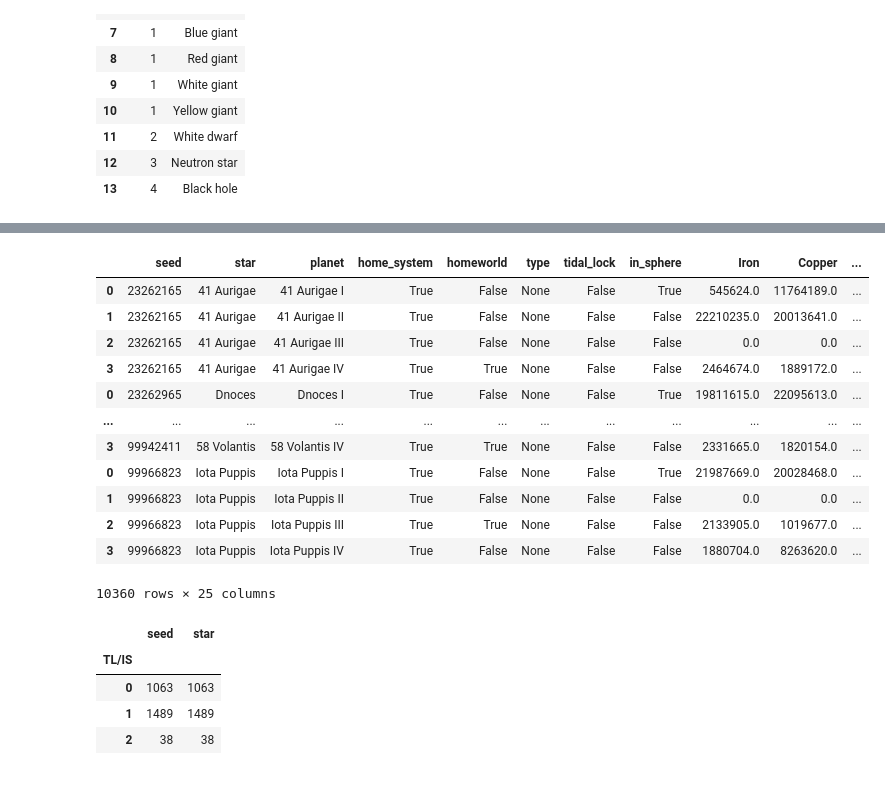
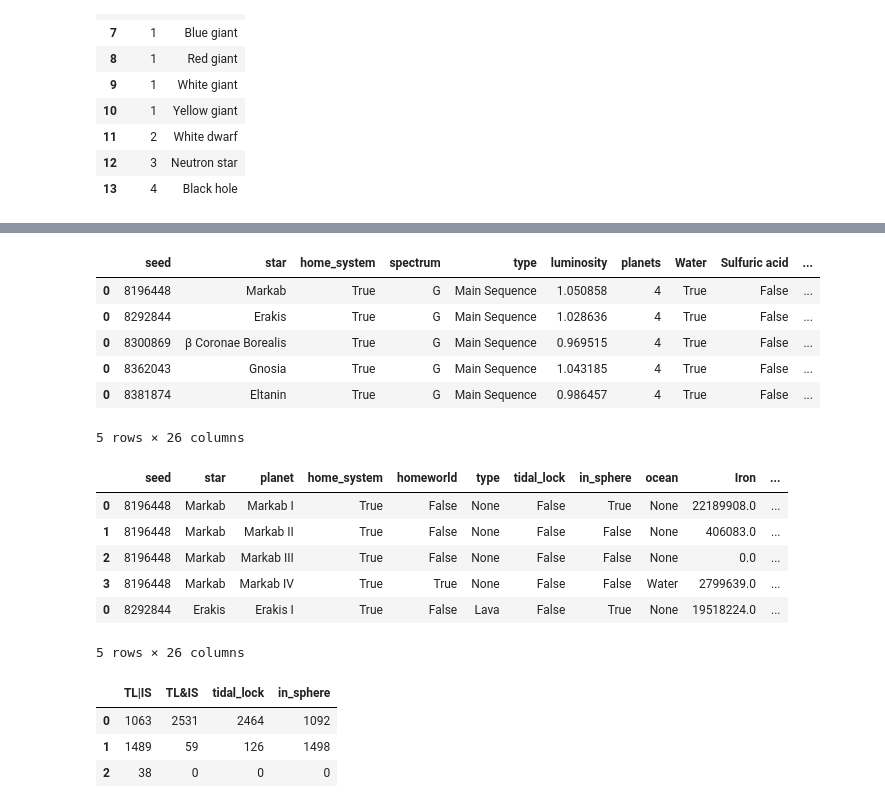
Before and after one commit to drakesiard/dsp-seed-export-parser, a Jupyter notebook: scanner.ipynb, the cells around one changed output, grey strips where cells are left out. Drawn from its saved outputs; the diff is of its cells as text; code cells hidden in the pictures.

Commit message:
Join starting systems and seed totals

```diff
--- a/scanner.ipynb
+++ b/scanner.ipynb
@@ -40,9 +47,10 @@ previous_runs = [
 ]
 # %%
 export_path = next(x for x in [
-    '/mnt/c/' + r'\Users\Drake\Documents\Dyson Sphere Program\dsp_seedexporter'.replace('\\', '/'),
-    '/run/user/1000/gvfs/smb-share:server=chonyi.local,share=dsp_seedexporter/',
-    '/media/drake/Windows/Users/Drake/Documents/Dyson Sphere Program/dsp_seedexporter/',
+      os.path.expanduser('~/data/dsp/seeds'),
+#     '/mnt/c/' + r'\Users\Drake\Documents\Dyson Sphere Program\dsp_seedexporter'.replace('\\', '/'),
+#     '/run/user/1000/gvfs/smb-share:server=chonyi.local,share=dsp_seedexporter/',
+#     '/media/drake/Windows/Users/Drake/Documents/Dyson Sphere Program/dsp_seedexporter/',
 ] if os.path.isdir(x))
 seed_re = re.compile(r'seed_(?P<seed>\d{8}).json.gz')
 # %%
@@ -216,9 +224,11 @@ def scan_systems(universe):
                 'type': planet.get('typeString', None),
                 'tidal_lock': (planet['singularity'] & singularity_flags['TidalLocked']) > 0,
                 'in_sphere': planet['sunDistance'] <= max_dyson_rad / DYSON_SPHERE_BUFFER,
+                'ocean': planet.get('waterItem', None),
+
             }
             if 'vein' in planet:
-                planet_veins = planet['vein']
+                planet_veins = {vein_type_map[k]: v for k, v in planet['vein'].items()}
             elif 'gas' in planet:
                 planet_veins = {(k + ' gas'): float(v['gasSpeed']) for k,v in planet['gas'].items()}
             else:
@@ -230,8 +240,15 @@ def scan_systems(universe):
     planet_df['Oil'] *= OIL_SPEED_MULTIPLIER
 
     star_df = pd.DataFrame.from_records(stars)
-    star_resources = planet_df.groupby('star').sum().reindex(vein_types + gas_types, axis='columns')
-    star_df = star_df.merge(star_resources, left_on='star', right_index=True, how='outer')
+    systems = planet_df.groupby('star')
+    star_resources = systems.sum().reindex(vein_types + gas_types, axis='columns')
+    star_resources['planets'] = systems['planet'].count()
+    oceans = (systems['ocean'].value_counts().unstack() > 0)[['Water', 'Sulfuric acid']]
+    oceans.reindex(star_df['star'], fill_value=False)
+    star_df = (star_df
+               .merge(star_resources, left_on='star', right_index=True, validate='1:1')
+               .merge(oceans.reindex(star_df['star'], fill_value=False),
+                      left_on='star', right_index=True, validate='1:1'))
 
     return star_df, planet_df
 
@@ -258,31 +275,36 @@ with mp.Pool(mp.cpu_count() - 1) as pool:
     star_dfs, planet_dfs = zip(*pool.imap_unordered(partial(process_universe, scan_systems), files, chunksize=100))
 star_df = reorder(pd.concat(star_dfs))
 planet_df = reorder(pd.concat(planet_dfs))
+# %%
+home_systems = star_df.query('home_system == True').copy()
+home_systems.head()
+# %% [output]
+|  | seed | star | home_system | spectrum | type | luminosity | planets | Water | Sulfuric acid | ... |
+| 0 | 8196448 | Markab | True | G | Main Sequence | 1.050858 | 4 | True | False | ... |
+| 0 | 8292844 | Erakis | True | G | Main Sequence | 1.028636 | 4 | True | False | ... |
+| 0 | 8300869 | β Coronae Borealis | True | G | Main Sequence | 0.969515 | 4 | True | False | ... |
+| 0 | 8362043 | Gnosia | True | G | Main Sequence | 1.043185 | 4 | True | False | ... |
+| 0 | 8381874 | Eltanin | True | G | Main Sequence | 0.986457 | 4 | True | False | ... |
+5 rows × 26 columns
 # %%
-home_systems = planet_df.query('home_system == True').copy()
-# home_systems = home_systems.loc[home_systems['seed'].isin(previous_runs)]
-home_systems
+home_system_planets = planet_df.query('home_system == True').copy()
+home_system_planets.head()
 # %% [output]
-|  | seed | star | planet | home_system | homeworld | type | tidal_lock | in_sphere | Iron | Copper | ... |
-| 0 | 23262165 | 41 Aurigae | 41 Aurigae I | True | False | None | False | True | 545624.0 | 11764189.0 | ... |
-| 1 | 23262165 | 41 Aurigae | 41 Aurigae II | True | False | None | False | False | 22210235.0 | 20013641.0 | ... |
-| 2 | 23262165 | 41 Aurigae | 41 Aurigae III | True | False | None | False | False | 0.0 | 0.0 | ... |
-| 3 | 23262165 | 41 Aurigae | 41 Aurigae IV | True | True | None | False | False | 2464674.0 | 1889172.0 | ... |
-| 0 | 23262965 | Dnoces | Dnoces I | True | False | None | False | True | 19811615.0 | 22095613.0 | ... |
-| ... | ... | ... | ... | ... | ... | ... | ... | ... | ... | ... | ... |
-| 3 | 99942411 | 58 Volantis | 58 Volantis IV | True | True | None | False | False | 2331665.0 | 1820154.0 | ... |
-| 0 | 99966823 | Iota Puppis | Iota Puppis I | True | False | None | False | True | 21987669.0 | 20028468.0 | ... |
-| 1 | 99966823 | Iota Puppis | Iota Puppis II | True | False | None | False | False | 0.0 | 0.0 | ... |
-| 2 | 99966823 | Iota Puppis | Iota Puppis III | True | True | None | False | False | 2133905.0 | 1019677.0 | ... |
-| 3 | 99966823 | Iota Puppis | Iota Puppis IV | True | False | None | False | False | 1880704.0 | 8263620.0 | ... |
+|  | seed | star | planet | home_system | homeworld | type | tidal_lock | in_sphere | ocean | Iron | ... |
+| 0 | 8196448 | Markab | Markab I | True | False | None | False | True | None | 22189908.0 | ... |
+| 1 | 8196448 | Markab | Markab II | True | False | None | False | False | None | 406083.0 | ... |
+| 2 | 8196448 | Markab | Markab III | True | False | None | False | False | None | 0.0 | ... |
+| 3 | 8196448 | Markab | Markab IV | True | True | None | False | False | Water | 2799639.0 | ... |
+| 0 | 8292844 | Erakis | Erakis I | True | False | Lava | False | True | None | 19518224.0 | ... |
-10360 rows × 25 columns
+5 rows × 26 columns
 # %%
-home_systems['TL/IS'] = home_systems['tidal_lock'] | home_systems['in_sphere']
-tl_is = home_systems.groupby(['seed', 'star'])['TL/IS'].sum()
-tl_is.reset_index().groupby('TL/IS').count()
+home_system_planets['TL|IS'] = home_system_planets['tidal_lock'] | home_system_planets['in_sphere']
+home_system_planets['TL&IS'] = home_system_planets['tidal_lock'] & home_system_planets['in_sphere']
+tl_is = home_system_planets.groupby(['seed', 'star'])[['TL|IS', 'TL&IS', 'tidal_lock', 'in_sphere']].sum()
+pd.DataFrame({col: tl_is.reset_index().groupby(col)['star'].count()
+              for col in tl_is.columns}).fillna(0).astype(int)
 # %% [output]
-|  | seed | star |
-| TL/IS |  |  |
-| 0 | 1063 | 1063 |
-| 1 | 1489 | 1489 |
-| 2 | 38 | 38 |
+|  | TL|IS | TL&IS | tidal_lock | in_sphere |
+| 0 | 1063 | 2531 | 2464 | 1092 |
+| 1 | 1489 | 59 | 126 | 1498 |
+| 2 | 38 | 0 | 0 | 0 |
```
Also changed, not shown: parts of 6 cells of this notebook.
